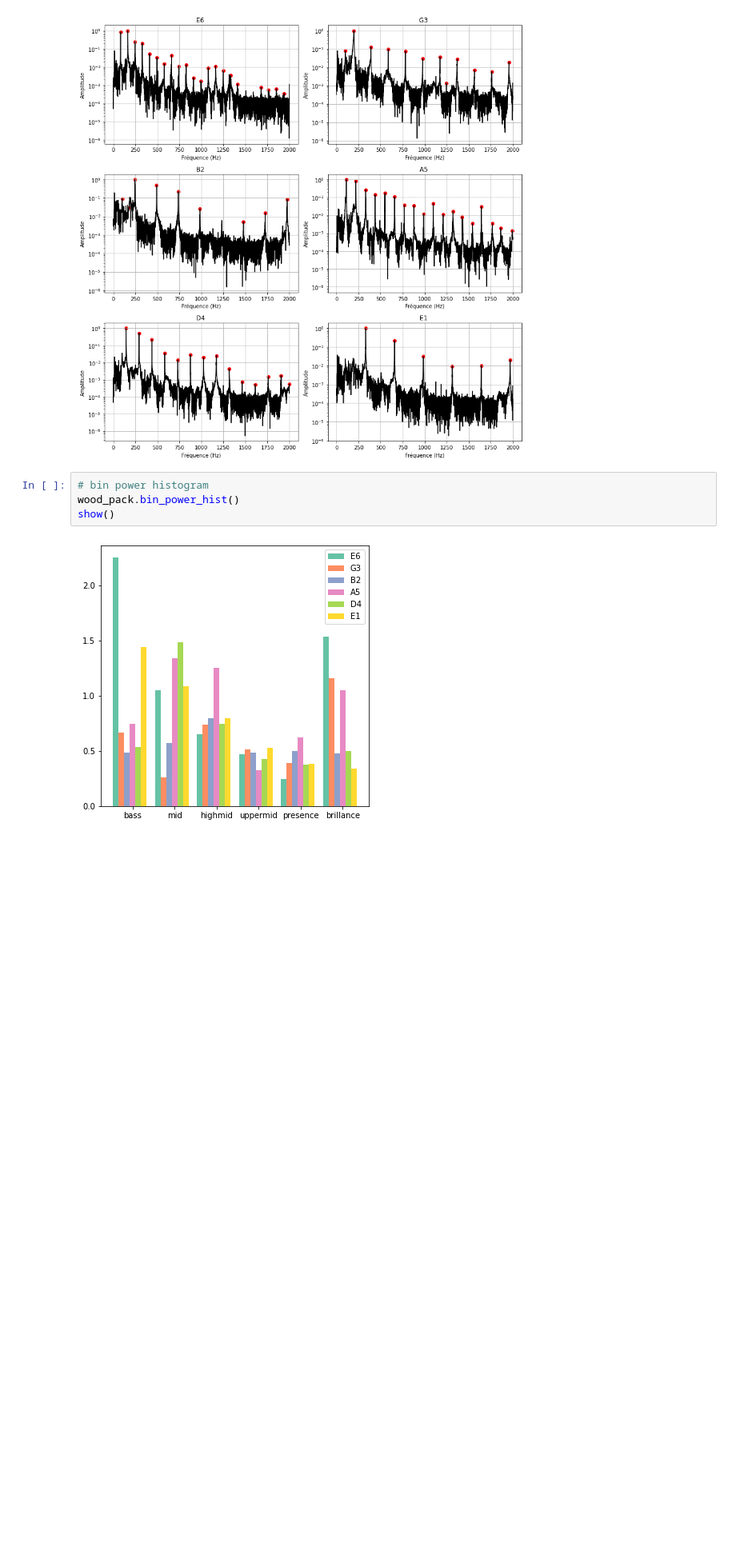
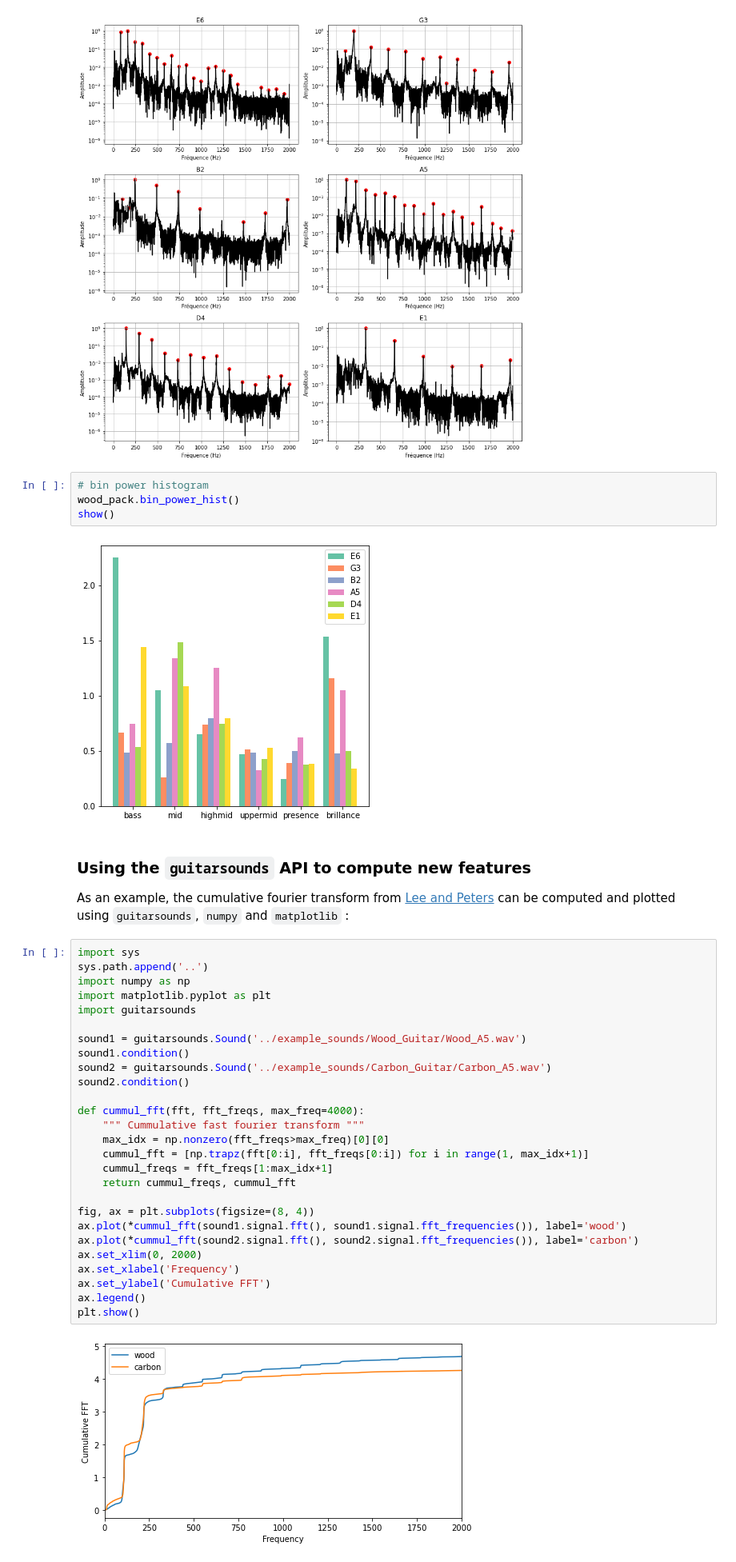
Before and after one commit to olivecha/guitarsounds, a Jupyter notebook: docs/API_Tutorial.ipynb, the cells around one changed output. Shown at 80% size. Cells and saved outputs as stored; diff of their text form; blank space fills up the shorter version.

Commit message:
Added API example to Tutorial Notebook #31

```diff
--- a/docs/API_Tutorial.ipynb
+++ b/docs/API_Tutorial.ipynb
@@ -247,3 +247,36 @@ wood_pack.bin_power_hist()
 show()
 # %% [output]
 [figure]
+# %% [markdown]
+### Using the `guitarsounds` API to compute new features
+
+As an example, the cumulative fourier transform from [Lee and Peters](https://arxiv.org/pdf/0901.3708.pdf) can be computed and plotted using `guitarsounds`, `numpy` and `matplotlib` :
+# %%
+import sys
+sys.path.append('..')
+import numpy as np
+import matplotlib.pyplot as plt
+import guitarsounds
+
+sound1 = guitarsounds.Sound('../example_sounds/Wood_Guitar/Wood_A5.wav')
+sound1.condition()
+sound2 = guitarsounds.Sound('../example_sounds/Carbon_Guitar/Carbon_A5.wav')
+sound2.condition()
+
+def cummul_fft(fft, fft_freqs, max_freq=4000):
+    """ Cummulative fast fourier transform """
+    max_idx = np.nonzero(fft_freqs>max_freq)[0][0]
+    cummul_fft = [np.trapz(fft[0:i], fft_freqs[0:i]) for i in range(1, max_idx+1)]
+    cummul_freqs = fft_freqs[1:max_idx+1]
+    return cummul_freqs, cummul_fft
+
+fig, ax = plt.subplots(figsize=(8, 4))
+ax.plot(*cummul_fft(sound1.signal.fft(), sound1.signal.fft_frequencies()), label='wood')
+ax.plot(*cummul_fft(sound2.signal.fft(), sound2.signal.fft_frequencies()), label='carbon')
+ax.set_xlim(0, 2000)
+ax.set_xlabel('Frequency')
+ax.set_ylabel('Cumulative FFT')
+ax.legend()
+plt.show()
+# %% [output]
+[figure, added]
```
